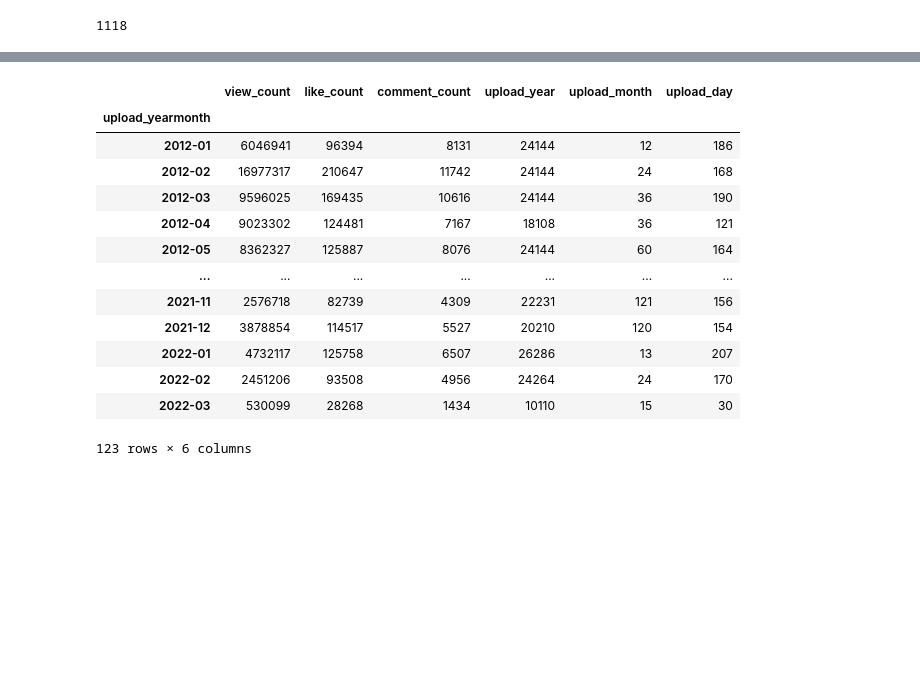
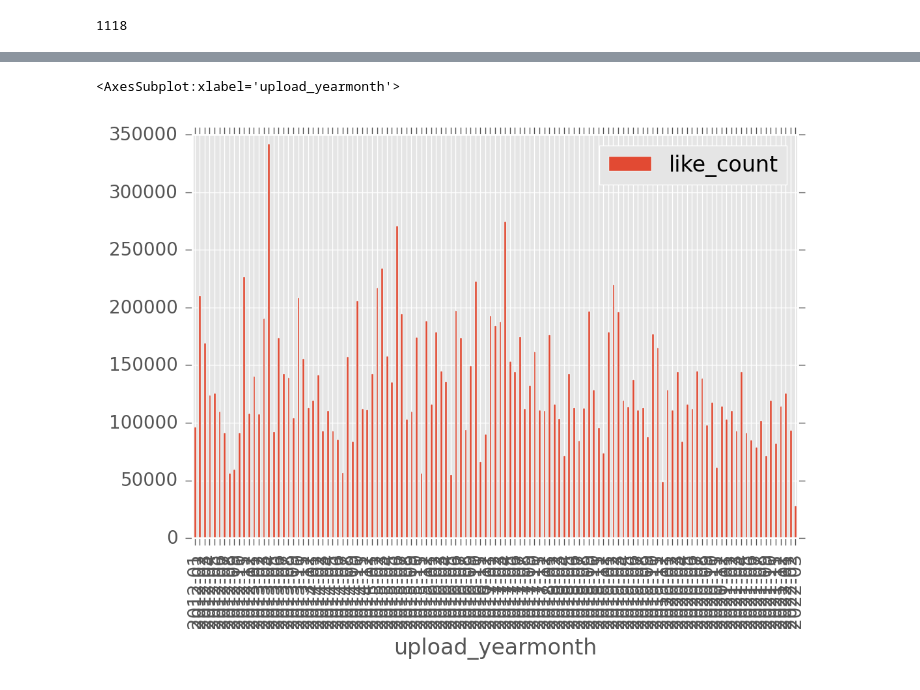
Before and after one commit to wzhu221/YouTube_channel_analysis, a Jupyter notebook: Food_Wishes_cleaning.ipynb, the cells around one changed output, grey strips where cells are left out. Cells and saved outputs as stored; diff of their text form; code cells hidden in the pictures; blank space fills up the shorter version.

```diff
--- a/Food_Wishes_cleaning.ipynb
+++ b/Food_Wishes_cleaning.ipynb
@@ -87,3 +87,14 @@ df.head(3)
 | 0 | CQPLo8hECWg | Twice Baked Potatoes -- How to Ma... | 2012-12-15 | 4194592 | 47213 | 1950 | 2012 | 12 | ... |
 | 1 | TsrTU3CJn2c | Irish Shepherd's Pie - Classic Sh... | 2012-03-05 | 2730866 | 44230 | 2843 | 2012 | 3 | ... |
 | 2 | wRtGM3f-UBc | How to Flip Food in a Pan Like a ... | 2012-10-04 | 2764323 | 17837 | 1382 | 2012 | 10 | ... |
+# %%
+import numpy as np
+df['month_diff'] = round((np.datetime64('2022-03-01') - pd.to_datetime(df['upload_yearmonth'].astype(str)))/np.timedelta64(1, 'M'), 0)
+# %%
+counts_sum = df.groupby(['upload_yearmonth', 'month_diff']).sum()[['view_count', 'like_count', 'comment_count']].reset_index()
+
+for col in list(counts_sum.columns.values)[2:5]:
+        new_col = col + '_month_normalised'
+        counts_sum[new_col] = counts_sum[col] / counts_sum['month_diff']
+
+counts_sum
@@ -90,20 +115,16 @@ df.head(3)
+# %%
+import matplotlib.pyplot as plt
+import matplotlib as mpl
+%matplotlib inline
+mpl.rcParams['figure.dpi'] = 200
+plt.style.use('ggplot')
+
+counts_sum.plot.bar(x='upload_yearmonth', y='like_count')
+# %% [output]
+<AxesSubplot:xlabel='upload_yearmonth'>
+[figure, added]
 # %%
 df.groupby('upload_yearmonth').sum()
-# %% [output]
-|  | view_count | like_count | comment_count | upload_year | upload_month | upload_day |
-| upload_yearmonth |  |  |  |  |  |  |
-| 2012-01 | 6046941 | 96394 | 8131 | 24144 | 12 | 186 |
-| 2012-02 | 16977317 | 210647 | 11742 | 24144 | 24 | 168 |
-| 2012-03 | 9596025 | 169435 | 10616 | 24144 | 36 | 190 |
-| 2012-04 | 9023302 | 124481 | 7167 | 18108 | 36 | 121 |
-| 2012-05 | 8362327 | 125887 | 8076 | 24144 | 60 | 164 |
-| ... | ... | ... | ... | ... | ... | ... |
-| 2021-11 | 2576718 | 82739 | 4309 | 22231 | 121 | 156 |
-| 2021-12 | 3878854 | 114517 | 5527 | 20210 | 120 | 154 |
-| 2022-01 | 4732117 | 125758 | 6507 | 26286 | 13 | 207 |
-| 2022-02 | 2451206 | 93508 | 4956 | 24264 | 24 | 170 |
-| 2022-03 | 530099 | 28268 | 1434 | 10110 | 15 | 30 |
-123 rows × 6 columns
 # %%
 import numpy as np
 import datetime
```
Also changed, not shown: parts of 1 cell of this notebook, 1 other file.
